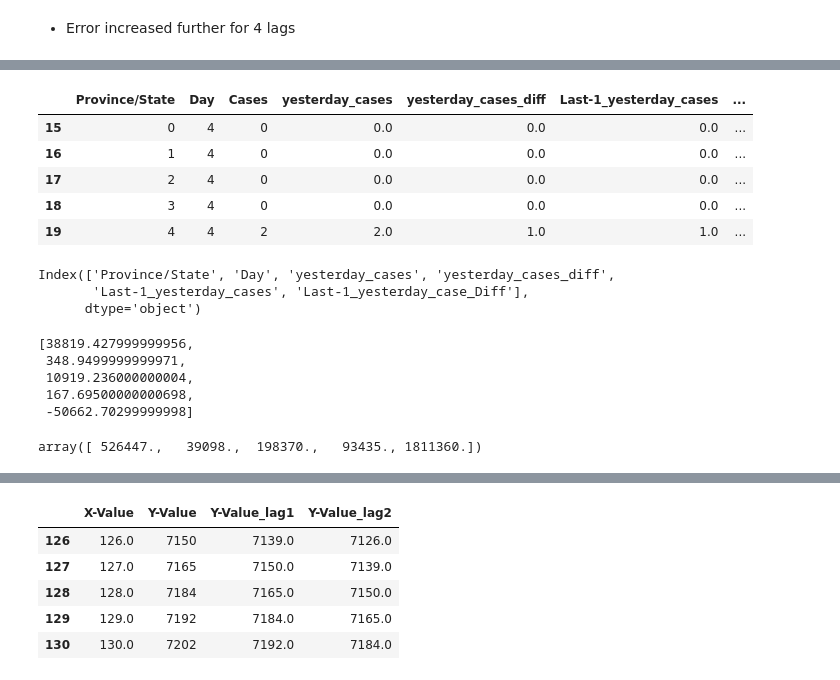
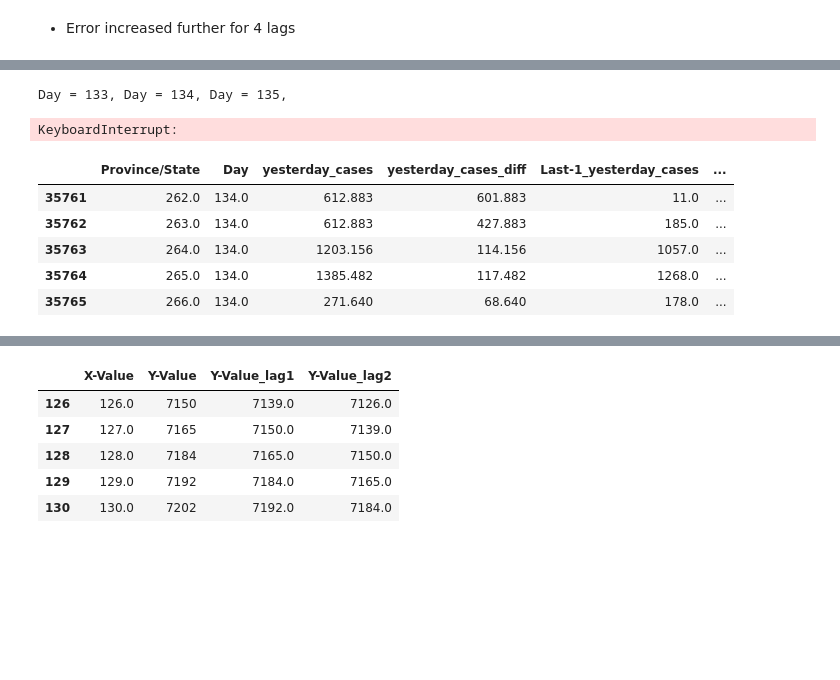
Before and after one commit to j-greggazz/Kaggle, a Jupyter notebook: covid_19/notebooks/Covid 19 comparisons & predictions for selected countries.ipynb, the cells around one changed output, grey strips where cells are left out. Saved outputs shown, nothing was run; the diff lists cells and outputs as text; code cells hidden in the pictures; blank space fills up the shorter version.

Commit message:
updated Covid19 with multi-step time-series forecasting start

```diff
--- a/covid_19/notebooks/Covid 19 comparisons & predictions for selected countries.ipynb
+++ b/covid_19/notebooks/Covid 19 comparisons & predictions for selected countries.ipynb
@@ -1160,29 +1154,53 @@ df_country_ = df_country_.dropna()
+# %%
+# Move target to end
+df_country_ = df_country.copy()
+cols = list(df_country_)
+cols.insert(len(cols)-1, cols.pop(cols.index('Cases')))
+df_country_ = df_country_[cols]
+
+#### Predict with multi-step model with given prediction-window:
+prediction_window = 50
+start = len(conf_df.columns)-3
+end = len(conf_df.columns)-3 + prediction_window
+
+for day in range(start, end):
+    print('Day = {}'.format(day), end = ', ')
+
+    train = df_country_[df_country_['Day'] < day]
+    xtr = train.drop(['Cases'], axis=1)
+    ytr = train['Cases'].values
+    mdl = RandomForestRegressor(n_estimators=1000, n_jobs=-1, random_state=0)
+    mdl.fit(xtr, ytr)
+
+    # Prepare prediction dataframe: (New day to be predicted)
+    maxVal = int(max(df_country['Province/State'].unique()))
+    col_0 = list(range(0, maxVal))                                                              # 'Province/State'
+    col_1 = [day]*maxVal                                                                        #  'Day'
+    col_2 = df_country_.Cases.tail(maxVal).values.tolist()                                      # 'yesterday_cases'
+    col_3 = (df_country_.Cases.tail(maxVal) - df_country_.Cases.tail(maxVal * 2 ).values[0:maxVal]).tolist()  # 'yesterday_cases_diff'
+    col_4 = df_country_.yesterday_cases.tail(2 * maxVal).values[0:maxVal].tolist()                      # 'Last-1_yesterday_cases'                      #
+    col_5 = df_country_.yesterday_cases_diff.tail(maxVal).values.tolist()                       # 'Last-1_yesterday_case_Diff'
+    data = [col_0, col_1, col_2, col_3, col_4, col_5]
+    df_pred = pd.DataFrame(data)
+    df_pred = df_pred.transpose()
+    df_pred.columns = df_country_.columns[:-1]
+
+    # Predict next set of cases
+    p = mdl.predict(df_pred)
+    df_pred['Cases'] = p
+
+    # concatenate new dataframe to end & reset index:
+    df_country_ = pd.concat([df_country_, df_pred])
+    df_country_.reset_index(drop = True, inplace = True)
+# %% [output]
+Day = 133, Day = 134, Day = 135,
+KeyboardInterrupt:
 # %%
-df_country_.head()
+df_country_.tail()
 # %% [output]
-|  | Province/State | Day | Cases | yesterday_cases | yesterday_cases_diff | Last-1_yesterday_cases | ... |
-| 15 | 0 | 4 | 0 | 0.0 | 0.0 | 0.0 | ... |
-| 16 | 1 | 4 | 0 | 0.0 | 0.0 | 0.0 | ... |
-| 17 | 2 | 4 | 0 | 0.0 | 0.0 | 0.0 | ... |
-| 18 | 3 | 4 | 0 | 0.0 | 0.0 | 0.0 | ... |
-| 19 | 4 | 4 | 2 | 2.0 | 1.0 | 1.0 | ... |
+|  | Province/State | Day | yesterday_cases | yesterday_cases_diff | Last-1_yesterday_cases | ... |
+| 35761 | 262.0 | 134.0 | 612.883 | 601.883 | 11.0 | ... |
+| 35762 | 263.0 | 134.0 | 612.883 | 427.883 | 185.0 | ... |
+| 35763 | 264.0 | 134.0 | 1203.156 | 114.156 | 1057.0 | ... |
+| 35764 | 265.0 | 134.0 | 1385.482 | 117.482 | 1268.0 | ... |
+| 35765 | 266.0 | 134.0 | 271.640 | 68.640 | 178.0 | ... |
-# %%
-#df_country_ = df_country_backup.copy()
-df_country_.drop('Cases', axis = 1, inplace = True)
-df_country_.columns
-# %% [output]
-Index(['Province/State', 'Day', 'yesterday_cases', 'yesterday_cases_diff',
-       'Last-1_yesterday_cases', 'Last-1_yesterday_case_Diff'],
-      dtype='object')
-# %%
-(df_country_.Cases.tail(5) - df_country_.Cases.tail(10).values[0:5]).tolist()
-# %% [output]
-[38819.427999999956,
- 348.9499999999971,
- 10919.236000000004,
- 167.69500000000698,
- -50662.70299999998]
-# %%
-df_country_.Cases.tail(10).values[0:5]
-# %% [output]
-array([ 526447.,   39098.,  198370.,   93435., 1811360.])
```
Also changed, not shown: parts of 28 cells of this notebook.
